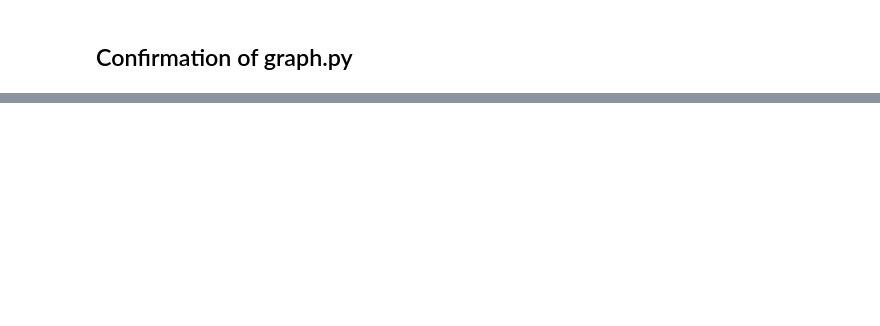
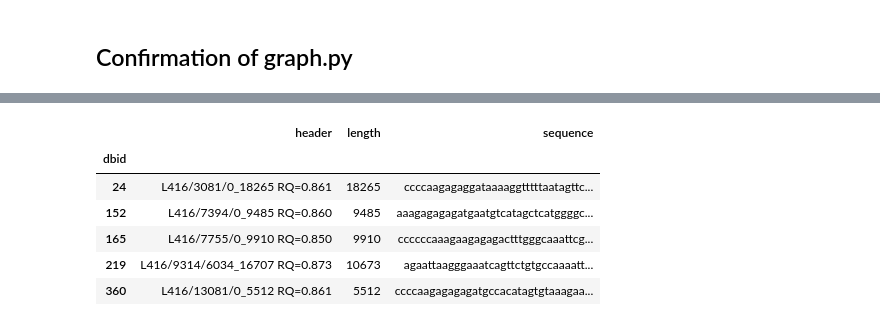
Before and after one commit to yoshihikosuzuki/CentromereAssembly, a Jupyter notebook: dalayout_dev.ipynb, the cells around one changed output, grey strips where cells are left out. Saved outputs shown, nothing was run; the diff lists cells and outputs as text; code cells hidden in the pictures; blank space fills up the shorter version.

```diff
--- a/dalayout_dev.ipynb
+++ b/dalayout_dev.ipynb
@@ -117,0 +84,12 @@ encodings.head()
+# %%
+reads = pd.read_csv("develop/dmel_small/tr_reads", sep='\t', index_col=0)
+# %%
+reads.head()
+# %% [output]
+|  | header | length | sequence |
+| dbid |  |  |  |
+| 24 | L416/3081/0_18265 RQ=0.861 | 18265 | ccccaagagaggataaaaggtttttaatagttc... |
+| 152 | L416/7394/0_9485 RQ=0.860 | 9485 | aaagagagagatgaatgtcatagctcatggggc... |
+| 165 | L416/7755/0_9910 RQ=0.850 | 9910 | ccccccaaagaagagagactttgggcaaattcg... |
+| 219 | L416/9314/6034_16707 RQ=0.873 | 10673 | agaattaagggaaatcagttctgtgccaaaatt... |
+| 360 | L416/13081/0_5512 RQ=0.861 | 5512 | ccccaagagagagatgccacatagtgtaaagaa... |
```
Also changed, not shown: parts of 11 cells of this notebook, 4 other files.
